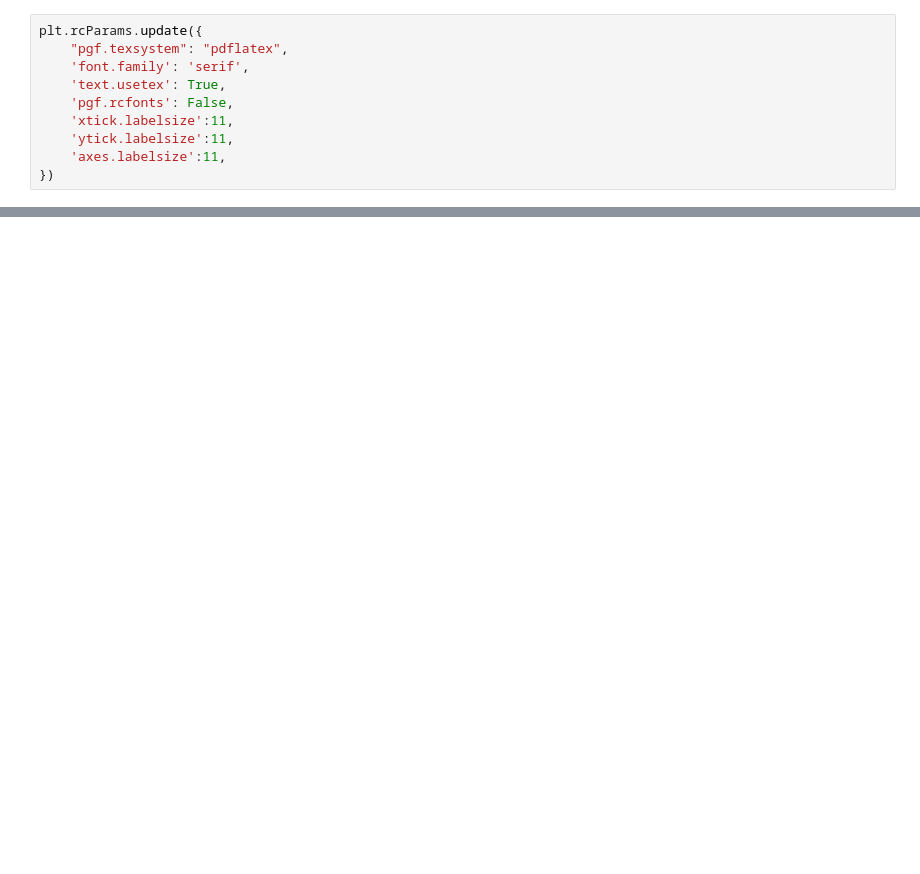
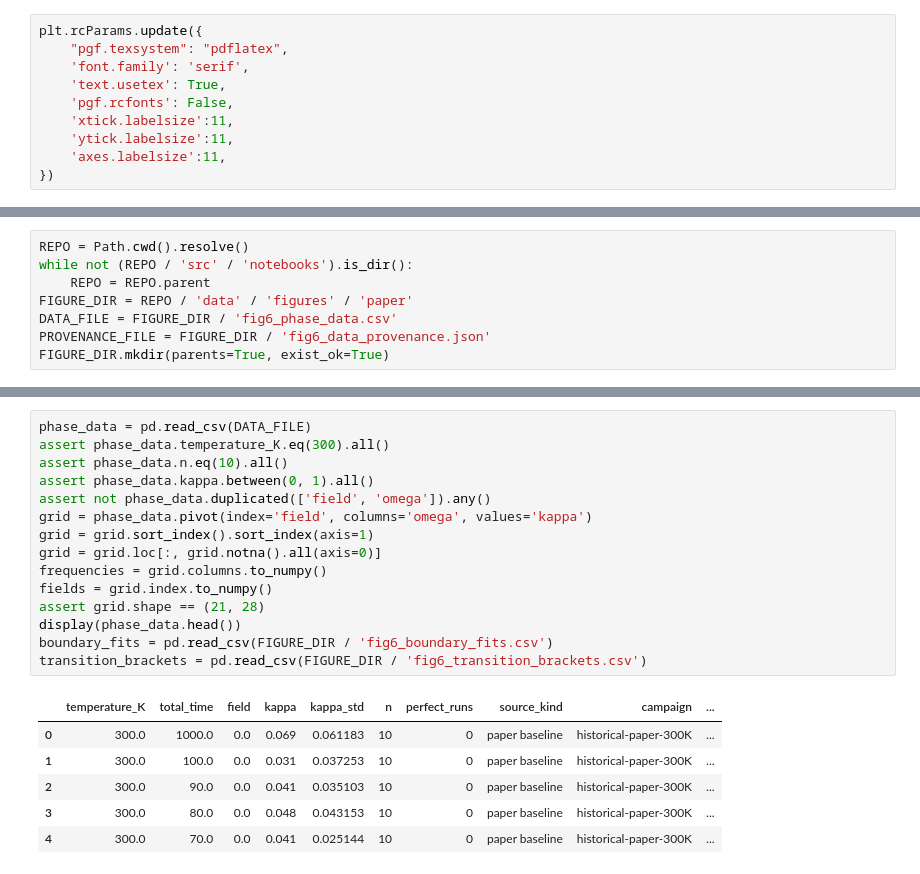
Before and after one commit to leogabac/frequencygs, a Jupyter notebook: src/notebooks/figure6.ipynb, the cells around one changed output, grey strips where cells are left out. Drawn from its saved outputs; the diff is of its cells as text; blank space fills up the shorter version.

```diff
--- a/src/notebooks/figure6.ipynb
+++ b/src/notebooks/figure6.ipynb
@@ -598,0 +30,8 @@ for i,cur_frame in enumerate(frames[::1]):
+# %%
+REPO = Path.cwd().resolve()
+while not (REPO / 'src' / 'notebooks').is_dir():
+    REPO = REPO.parent
+FIGURE_DIR = REPO / 'data' / 'figures' / 'paper'
+DATA_FILE = FIGURE_DIR / 'fig6_phase_data.csv'
+PROVENANCE_FILE = FIGURE_DIR / 'fig6_data_provenance.json'
+FIGURE_DIR.mkdir(parents=True, exist_ok=True)
@@ -598,0 +53,22 @@ for i,cur_frame in enumerate(frames[::1]):
+# %%
+phase_data = pd.read_csv(DATA_FILE)
+assert phase_data.temperature_K.eq(300).all()
+assert phase_data.n.eq(10).all()
+assert phase_data.kappa.between(0, 1).all()
+assert not phase_data.duplicated(['field', 'omega']).any()
+grid = phase_data.pivot(index='field', columns='omega', values='kappa')
+grid = grid.sort_index().sort_index(axis=1)
+grid = grid.loc[:, grid.notna().all(axis=0)]
+frequencies = grid.columns.to_numpy()
+fields = grid.index.to_numpy()
+assert grid.shape == (21, 28)
+display(phase_data.head())
+boundary_fits = pd.read_csv(FIGURE_DIR / 'fig6_boundary_fits.csv')
+transition_brackets = pd.read_csv(FIGURE_DIR / 'fig6_transition_brackets.csv')
+# %% [output]
+|  | temperature_K | total_time | field | kappa | kappa_std | n | perfect_runs | source_kind | campaign | ... |
+| 0 | 300.0 | 1000.0 | 0.0 | 0.069 | 0.061183 | 10 | 0 | paper baseline | historical-paper-300K | ... |
+| 1 | 300.0 | 100.0 | 0.0 | 0.031 | 0.037253 | 10 | 0 | paper baseline | historical-paper-300K | ... |
+| 2 | 300.0 | 90.0 | 0.0 | 0.041 | 0.035103 | 10 | 0 | paper baseline | historical-paper-300K | ... |
+| 3 | 300.0 | 80.0 | 0.0 | 0.048 | 0.043153 | 10 | 0 | paper baseline | historical-paper-300K | ... |
+| 4 | 300.0 | 70.0 | 0.0 | 0.041 | 0.025144 | 10 | 0 | paper baseline | historical-paper-300K | ... |
```
Also changed, not shown: parts of 33 cells of this notebook, 3 other files.
